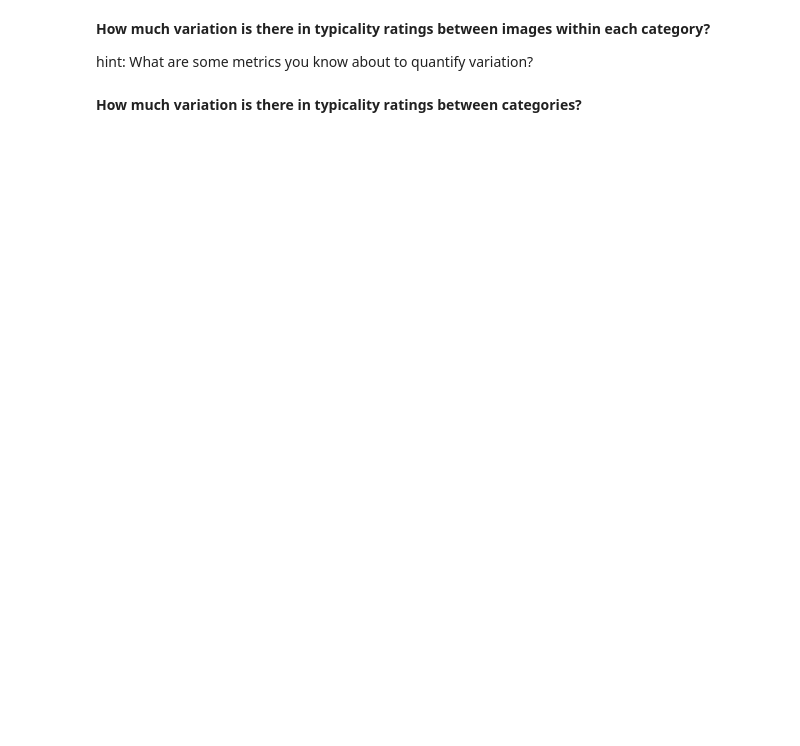
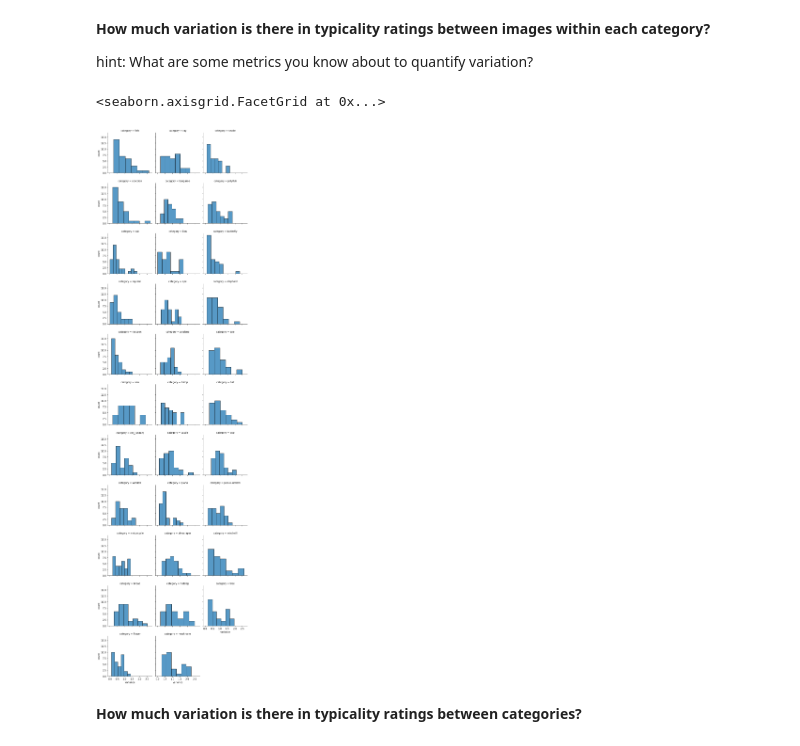
Before and after one commit to mfan3/labs, a Jupyter notebook: lab1/psyc193_lab1_mufan.ipynb, the cells around one changed output. Cells and saved outputs as stored; diff of their text form; code cells hidden in the pictures; blank space fills up the shorter version.

```diff
--- a/lab1/psyc193_lab1_mufan.ipynb
+++ b/lab1/psyc193_lab1_mufan.ipynb
@@ -315,6 +303,14 @@ hint: There isn't a single way to get at this question. Try to think about some
 hint: What are some metrics you know about to quantify variation?
 # %%
 ## INSERT YOUR CODE HERE ##
+# %%
+# plotting using seaborn
+g = sns.FacetGrid(T_var, col = 'category', col_wrap = 3, margin_titles=True)
+g.map_dataframe(sns.histplot, 'enumerated_ratings')
+g.set_axis_labels("variance", "count")
+# %% [output]
+<seaborn.axisgrid.FacetGrid at 0x...>
+[figure, added]
 # %% [markdown]
 **How much variation is there in typicality ratings between categories?**
 # %%
```
Also changed, not shown: parts of 16 cells of this notebook, 2 other files.
